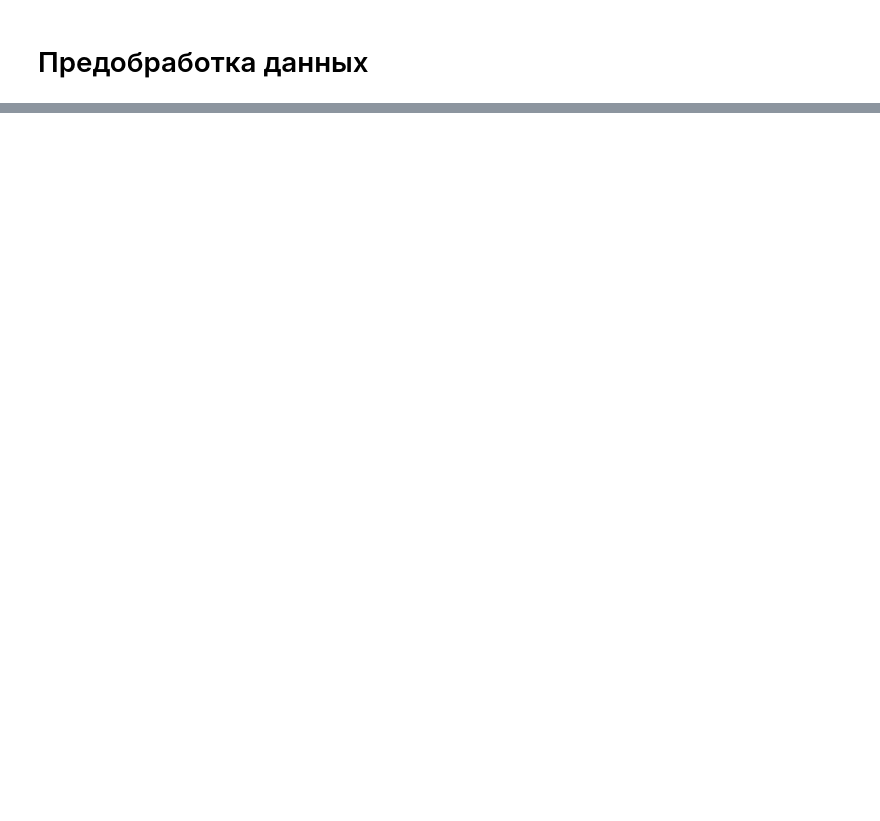
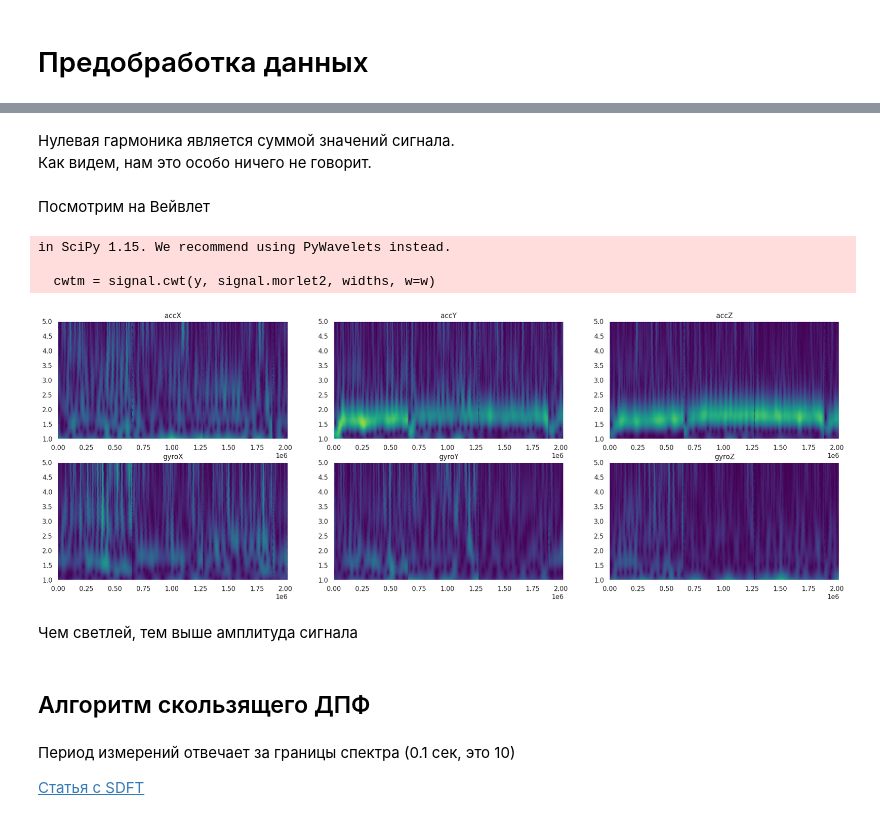
Before and after one commit to Gigdoz/AI-Technologies_ControlPoint, a Jupyter notebook: stop_detector.ipynb, the cells around one changed output, grey strips where cells are left out. Drawn from its saved outputs; the diff is of its cells as text; code cells hidden in the pictures; blank space fills up the shorter version.

```diff
--- a/stop_detector.ipynb
+++ b/stop_detector.ipynb
@@ -198,0 +222,35 @@ Text(0, 0.5, 'Activity')
+# %% [markdown]
+Нулевая гармоника является суммой значений сигнала.
+Как видем, нам это особо ничего не говорит.
+# %% [markdown]
+Посмотрим на Вейвлет
+# %%
+from scipy import signal
+
+fs = 1/T
+w = 5.
+freq = np.linspace(1, fs/2, 100)
+widths = w*fs / (2*freq*np.pi)
+
+plt.figure(figsize=(8*3,4*2))
+
+for i, col in zip(range(n_features), dataset.columns[:-2]):
+    plt.subplot(2, 3, i+1)
+    plt.title(col)
+    y = dataset[col].values
+    cwtm = signal.cwt(y, signal.morlet2, widths, w=w)
+    plt.pcolormesh(x, freq, np.abs(cwtm), cmap='viridis', shading='gouraud')
+plt.show()
+# %% [output]
+in SciPy 1.15. We recommend using PyWavelets instead.
+
+  cwtm = signal.cwt(y, signal.morlet2, widths, w=w)
+[figure, added]
+# %% [markdown]
+Чем светлей, тем выше амплитуда сигнала
+# %% [markdown]
+## Алгоритм скользящего ДПФ
+# %% [markdown]
+Период измерений отвечает за границы спектра (0.1 сек, это 10)
+
+[Статья с SDFT](https://www.music.mcgill.ca/~ich/research/misc/papers/cr1137.pdf)
```
Also changed, not shown: parts of 13 cells of this notebook.
